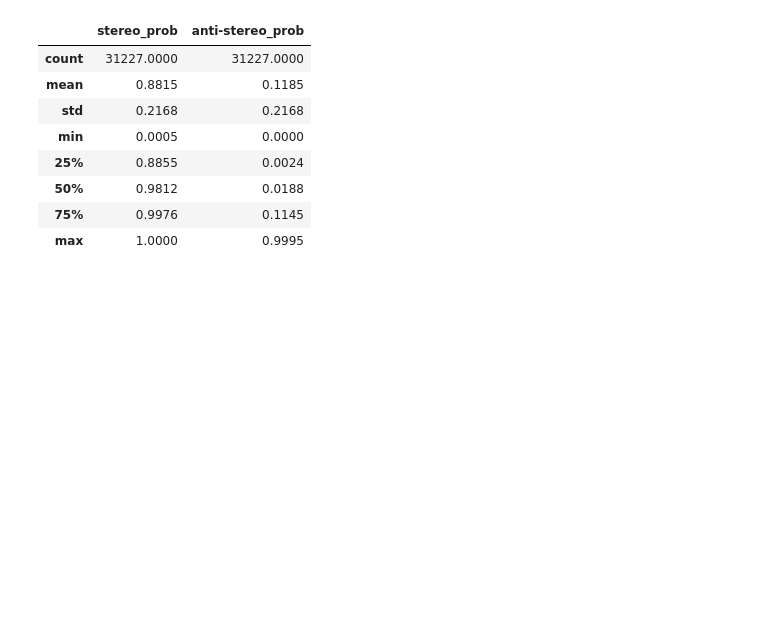
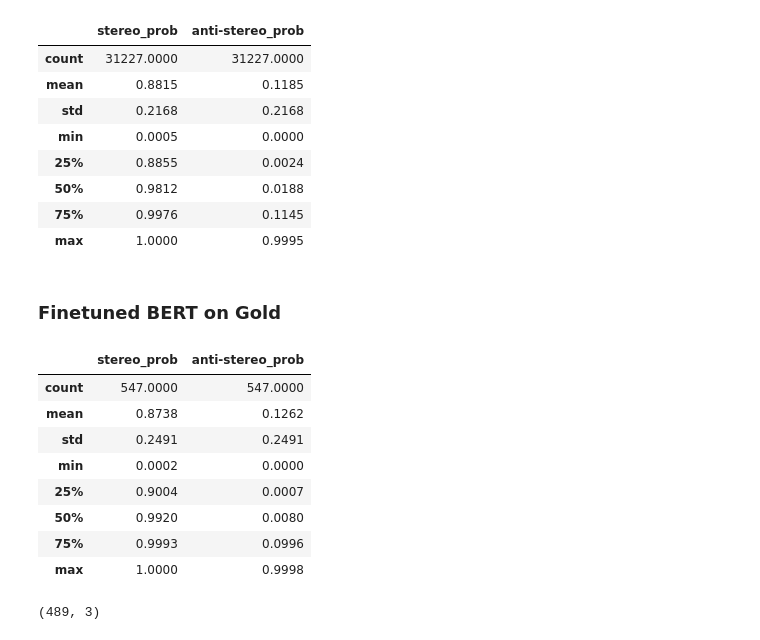
Before and after one commit to weianyin/CS224U-Gen-D, a Jupyter notebook: analysis.ipynb, the cells around one changed output. Cells and saved outputs as stored; diff of their text form; code cells hidden in the pictures; blank space fills up the shorter version.

```diff
--- a/analysis.ipynb
+++ b/analysis.ipynb
@@ -314,3 +382,22 @@ pd.read_csv("data/vanilla_real_bert_prediction_full.csv", index_col=0).describe(
 | 50% | 0.9812 | 0.0188 |
 | 75% | 0.9976 | 0.1145 |
 | max | 1.0000 | 0.9995 |
+# %% [markdown]
+### Finetuned BERT on Gold
+# %%
+df = pd.read_csv("data/real_bert_prediction/finetuned_real_bert_prediction_gold.csv", index_col=0)
+df.describe().round(4)
+# %% [output]
+|  | stereo_prob | anti-stereo_prob |
+| count | 547.0000 | 547.0000 |
+| mean | 0.8738 | 0.1262 |
+| std | 0.2491 | 0.2491 |
+| min | 0.0002 | 0.0000 |
+| 25% | 0.9004 | 0.0007 |
+| 50% | 0.9920 | 0.0080 |
+| 75% | 0.9993 | 0.0996 |
+| max | 1.0000 | 0.9998 |
+# %%
+df[df["stereo_prob"] > df["anti-stereo_prob"]].shape
+# %% [output]
+(489, 3)
```
Also changed, not shown: parts of 11 cells of this notebook, 1 other file.
